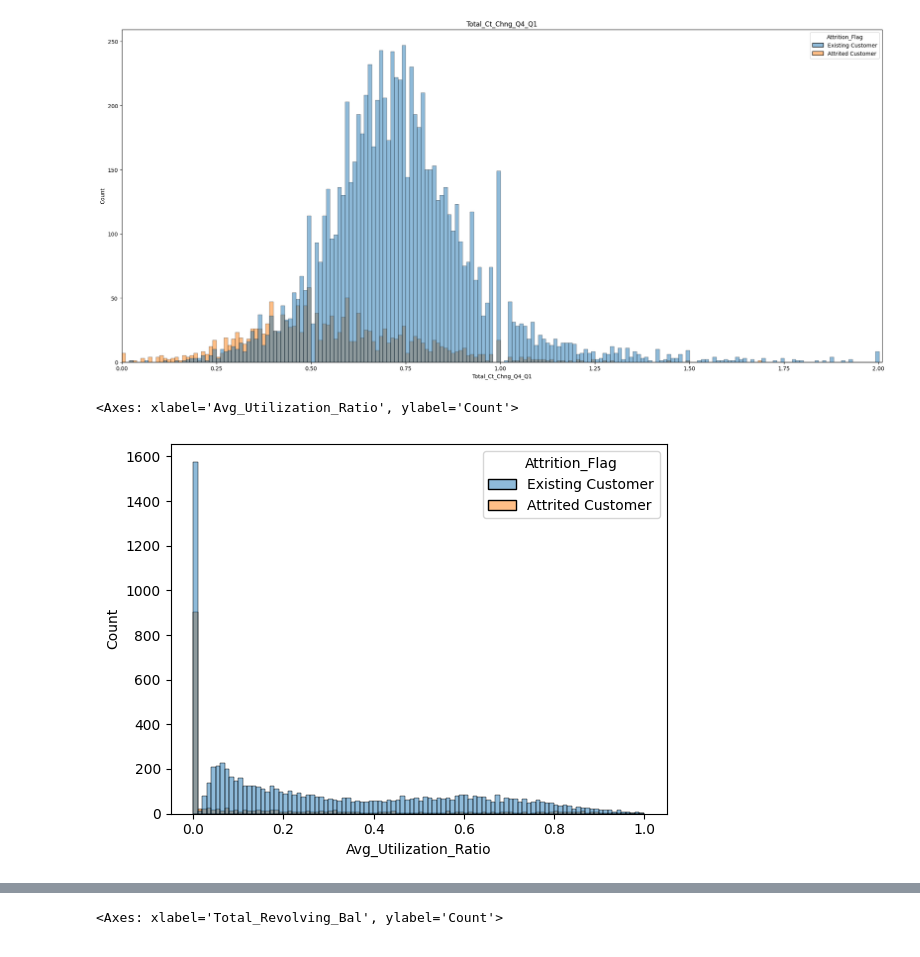
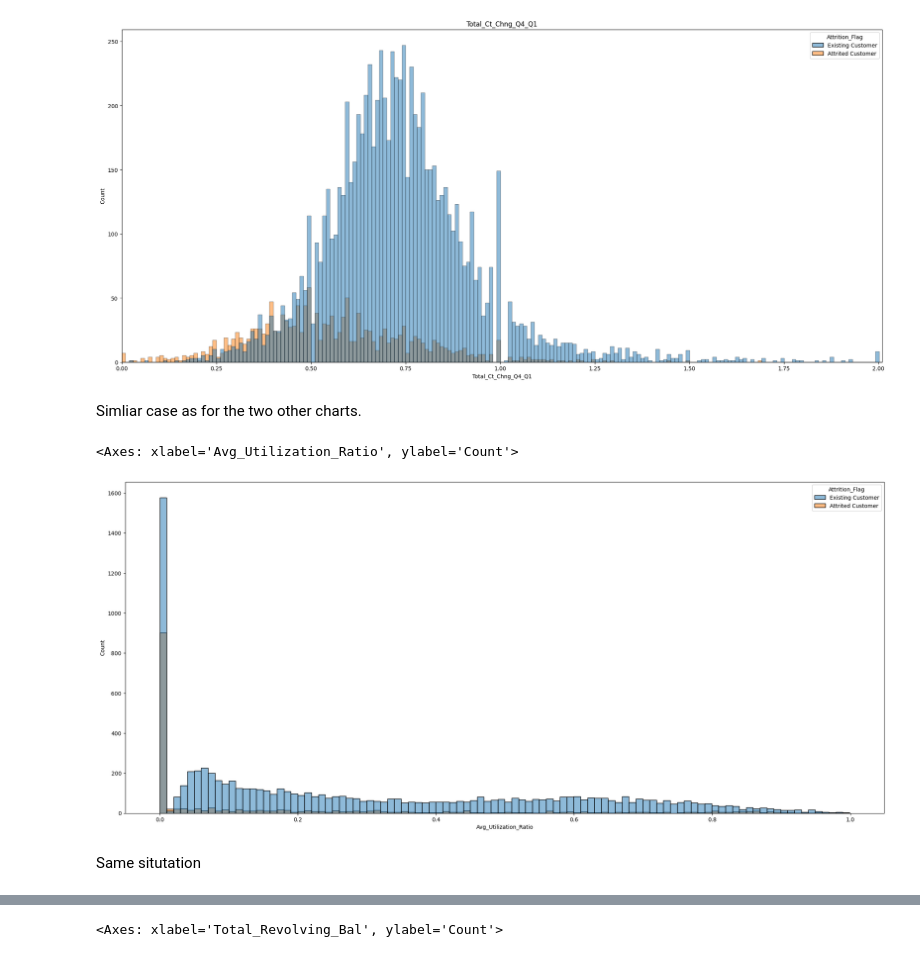
Before and after one commit to Hubert-Pierzchalski/bank_churn, a Jupyter notebook: main.IPYNB, the cells around one changed output, grey strips where cells are left out. Cells and saved outputs as stored; diff of their text form; code cells hidden in the pictures.

```diff
--- a/main.IPYNB
+++ b/main.IPYNB
@@ -251,6 +251,3 @@ sns.heatmap(heat.corr(), annot=True)
 # %% [output]
 <Axes: >
 [figure]
-# %%
-data["Average_Spent_Per_Trans"] = data["Total_Trans_Amt"] / data["Total_Trans_Ct"]
-data["Average_Spent_Per_Trans"]
@@ -300,12 +281,17 @@ ax.set_title("Total_Ct_Chng_Q4_Q1")
 # %% [output]
 Text(0.5, 1.0, 'Total_Ct_Chng_Q4_Q1')
 [figure]
+# %% [markdown]
+Simliar case as for the two other charts.
 # %%
 X["Low_card_count_last_quartile"] = X["Total_Ct_Chng_Q4_Q1"] <= 0.49
 # %%
+plt.figure(figsize=(25, 11))
 sns.histplot(data = data, x = "Avg_Utilization_Ratio", hue= "Attrition_Flag", binwidth=0.01)
 # %% [output]
 <Axes: xlabel='Avg_Utilization_Ratio', ylabel='Count'>
-[figure, old version]
+[figure, new version]
+# %% [markdown]
+Same situtation
 # %%
 X["No_Utilization"] = X["Avg_Utilization_Ratio"] <= 0.01
```
Also changed, not shown: parts of 26 cells of this notebook.
